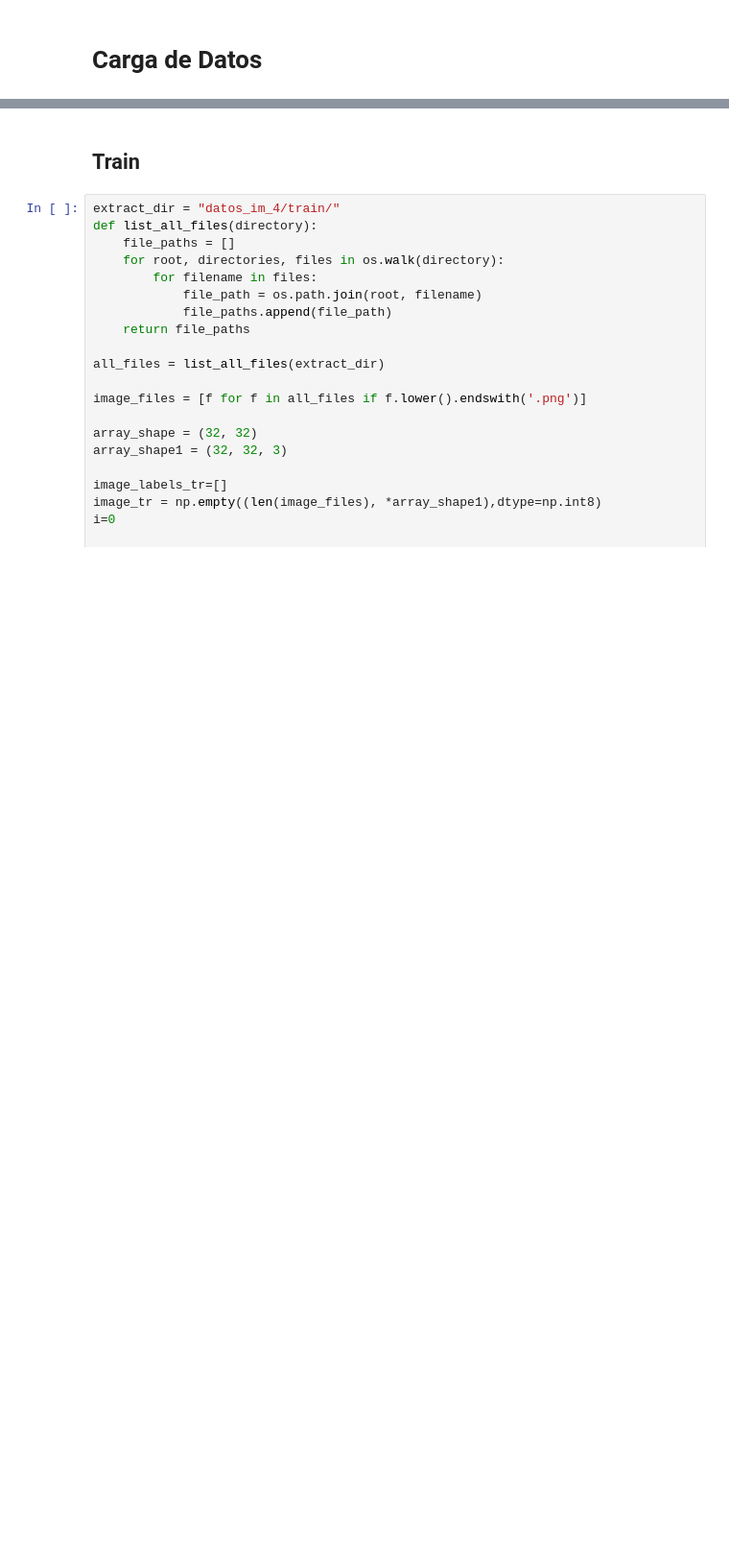
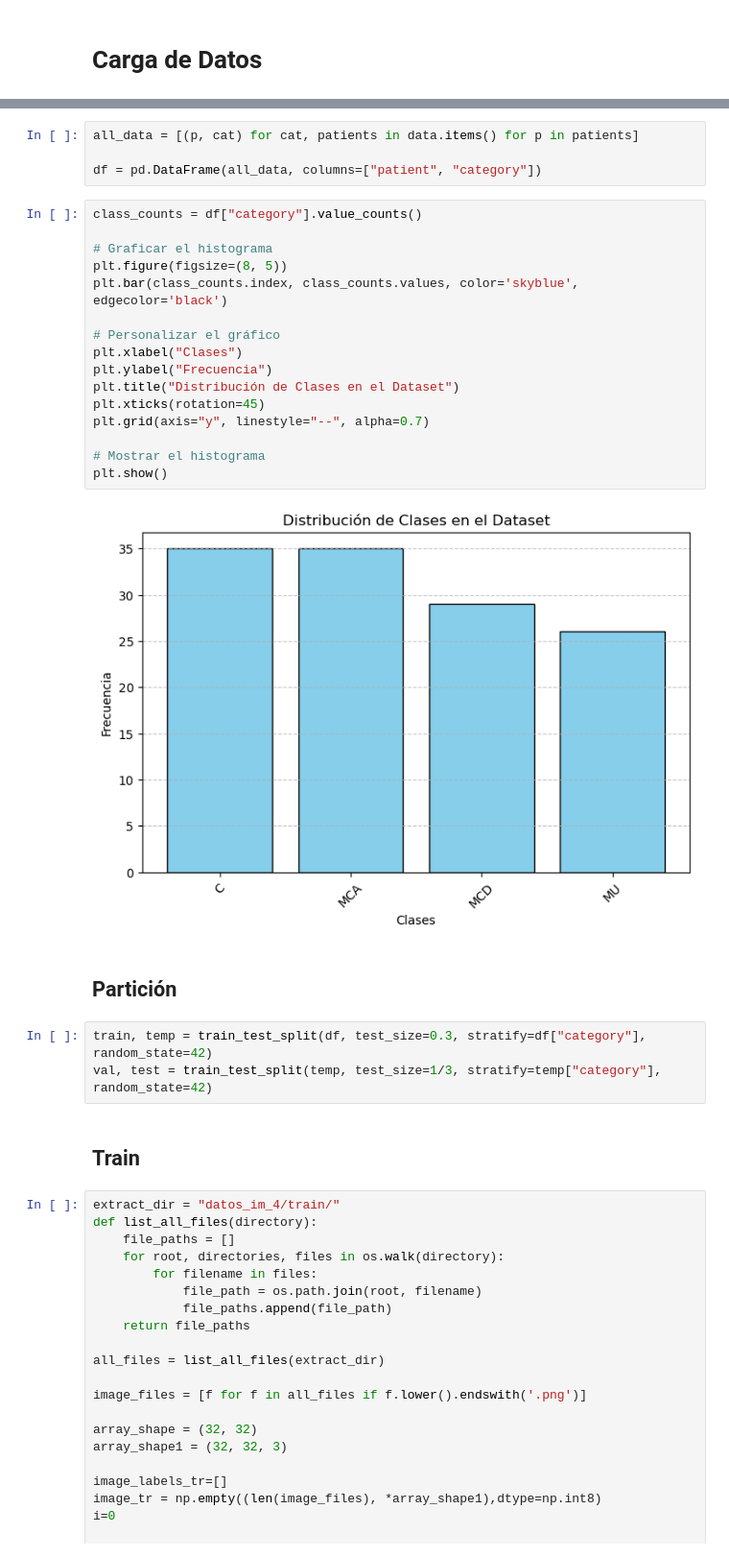
Before and after one commit to maloto3/TFM_Strain, a Jupyter notebook: Quantum_3d_paralel-4clases.ipynb, the cells around one changed output, grey strips where cells are left out. Shown: that part at 96% size. Cells and saved outputs as stored; diff of their text form; blank space fills up the shorter version.

```diff
--- a/notebooks/Quantum_3d_paralel-4clases.ipynb
+++ b/Quantum_3d_paralel-4clases.ipynb
@@ -48,3 +104,30 @@ Num GPUs Available:  8
+# %%
+all_data = [(p, cat) for cat, patients in data.items() for p in patients]
+
+df = pd.DataFrame(all_data, columns=["patient", "category"])
+# %%
+class_counts = df["category"].value_counts()
+
+# Graficar el histograma
+plt.figure(figsize=(8, 5))
+plt.bar(class_counts.index, class_counts.values, color='skyblue', edgecolor='black')
+
+# Personalizar el gráfico
+plt.xlabel("Clases")
+plt.ylabel("Frecuencia")
+plt.title("Distribución de Clases en el Dataset")
+plt.xticks(rotation=45)
+plt.grid(axis="y", linestyle="--", alpha=0.7)
+
+# Mostrar el histograma
+plt.show()
+# %% [output]
+[figure, added]
+# %% [markdown]
+## Partición
+# %%
+train, temp = train_test_split(df, test_size=0.3, stratify=df["category"], random_state=42)
+val, test = train_test_split(temp, test_size=1/3, stratify=temp["category"], random_state=42)
 # %% [markdown]
 ## Train
 # %%
```
Also changed, not shown: parts of 9 cells of this notebook.
